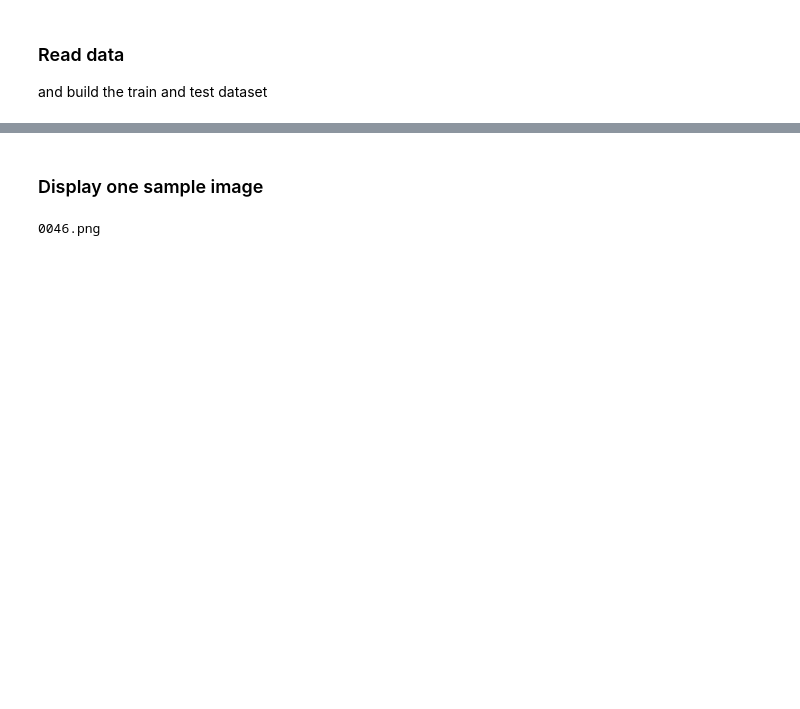
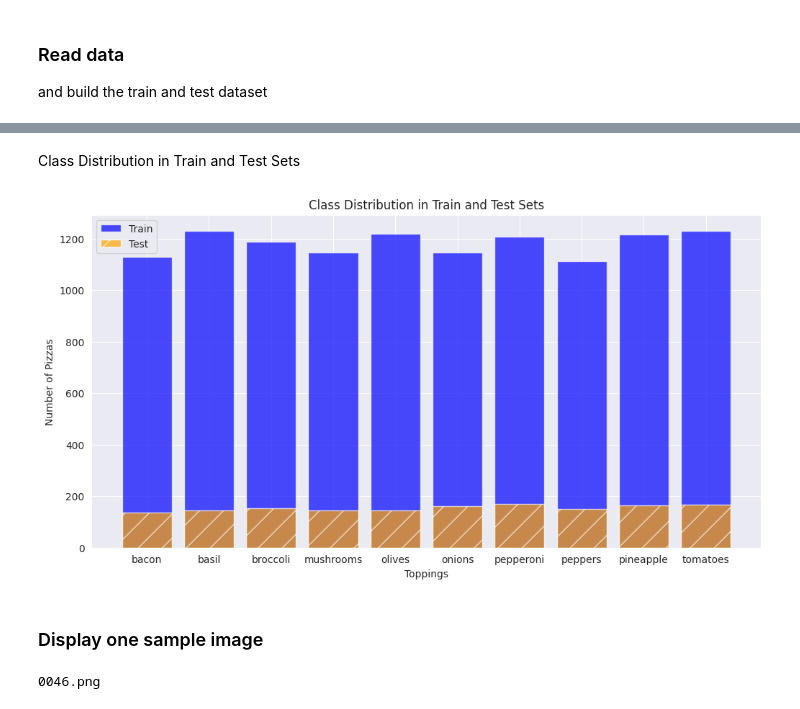
Before and after one commit to sofiia-chorna/pizza-topping-multilabel-prediction, a Jupyter notebook: pizza_topping_detection.ipynb, the cells around one changed output, grey strips where cells are left out. Saved outputs shown, nothing was run; the diff lists cells and outputs as text; code cells hidden in the pictures; blank space fills up the shorter version.

```diff
--- a/pizza_topping_detection.ipynb
+++ b/pizza_topping_detection.ipynb
@@ -129,3 +181,25 @@ print(y_test.shape)
+# %% [markdown]
+Class Distribution in Train and Test Sets
+# %%
+# Calculate class distribution
+class_distribution_train = np.sum(y_train, axis=0)
+class_distribution_test = np.sum(y_test, axis=0)
+
+# Plotting
+plt.figure(figsize=(12, 6))
+plt.bar(topping_names, class_distribution_train, color='blue', alpha=0.7, label='Train')
+plt.bar(topping_names, class_distribution_test, color='orange', alpha=0.7, label='Test', hatch='/')
+
+# Labeling
+plt.xlabel('Toppings')
+plt.ylabel('Number of Pizzas')
+plt.title('Class Distribution in Train and Test Sets')
+plt.legend()
+
+# Display the bar chart
+plt.show()
+# %% [output]
+[figure, added]
 # %% [markdown]
 ### Display one sample image
 # %%
```
Also changed, not shown: parts of 6 cells of this notebook, 1 other file.
